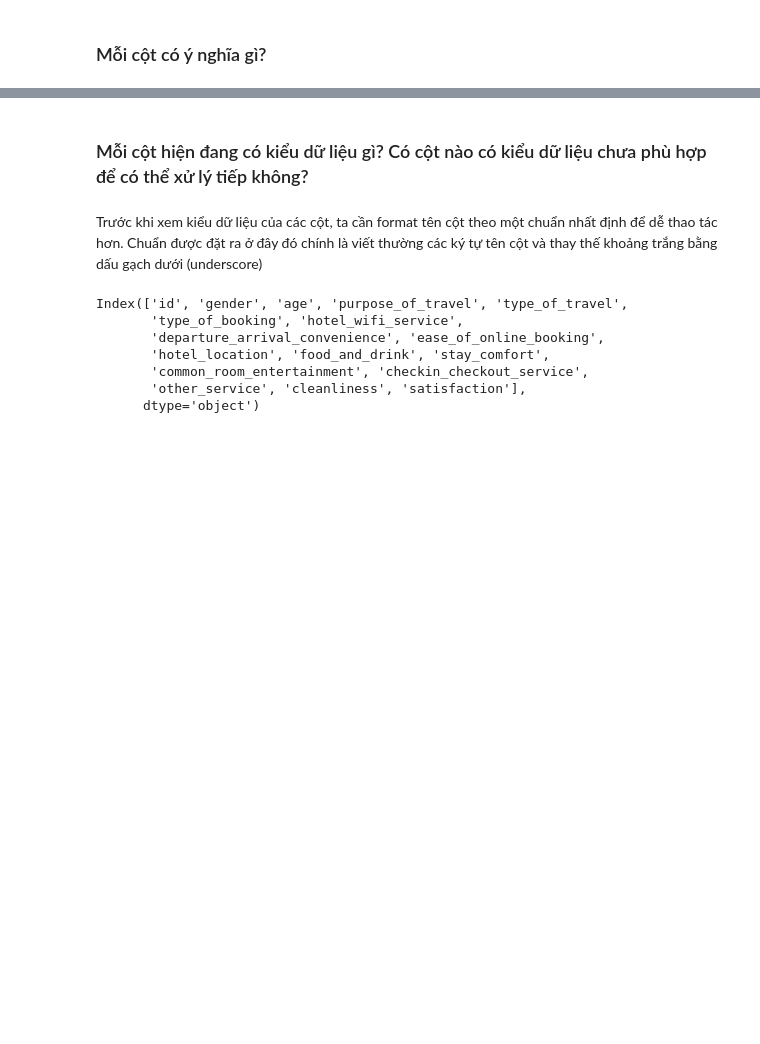
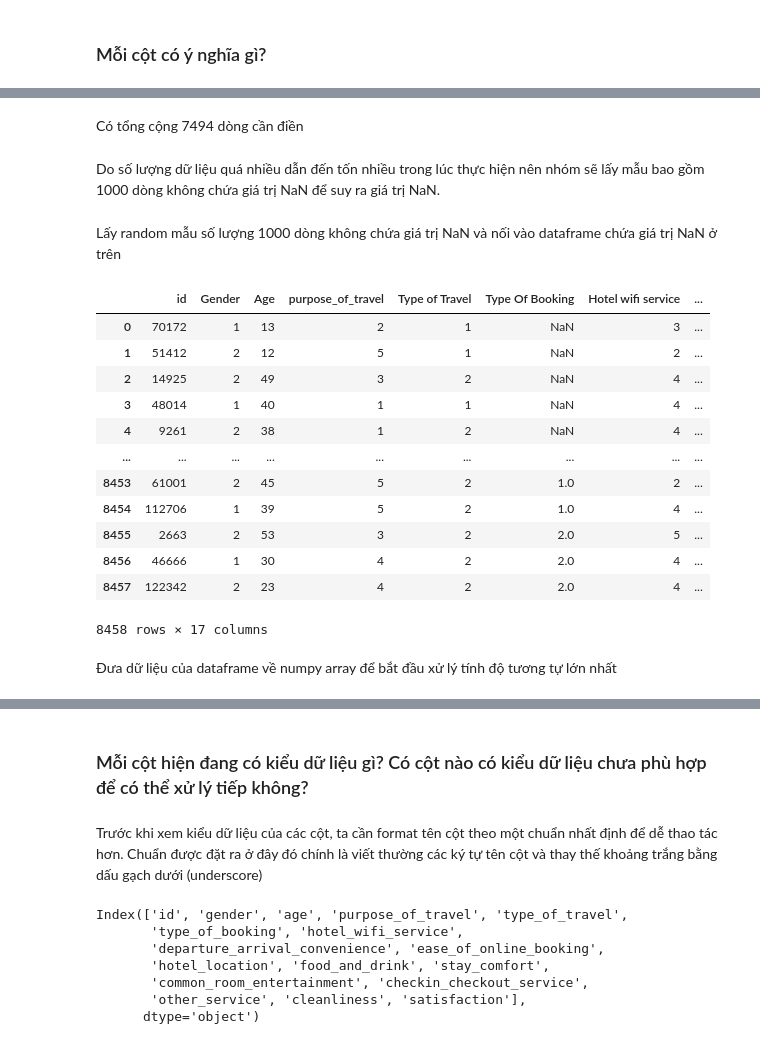
Before and after one commit to SyThuan1803/Data_Science_Proramming_FinalProject, a Jupyter notebook: final_project.ipynb, the cells around one changed output, grey strips where cells are left out. Saved outputs shown, nothing was run; the diff lists cells and outputs as text; code cells hidden in the pictures; blank space fills up the shorter version.

```diff
--- a/final_project.ipynb
+++ b/final_project.ipynb
@@ -168,0 +231,27 @@ Sau đây là ý nghĩa của các cột và các giá trị (được trích t
+# %% [markdown]
+Có tổng cộng 7494 dòng cần điền
+# %% [markdown]
+Do số lượng dữ liệu quá nhiều dẫn đến tốn nhiều trong lúc thực hiện nên nhóm sẽ lấy mẫu bao gồm 1000 dòng không chứa giá trị NaN để suy ra giá trị NaN.
+# %% [markdown]
+Lấy random mẫu số lượng 1000 dòng không chứa giá trị NaN và nối vào dataframe chứa giá trị NaN ở trên
+# %%
+sample_df=ehs_df[~ehs_df['Type Of Booking'].isna()]
+sample_df=sample_df.sample(frac=0.01, random_state=30).reset_index(drop=True)
+sample_df1=pd.concat((sample_df_isnan,sample_df),axis=0).reset_index(drop=True)
+sample_df1
+# %% [output]
+|  | id | Gender | Age | purpose_of_travel | Type of Travel | Type Of Booking | Hotel wifi service | ... |
+| 0 | 70172 | 1 | 13 | 2 | 1 | NaN | 3 | ... |
+| 1 | 51412 | 2 | 12 | 5 | 1 | NaN | 2 | ... |
+| 2 | 14925 | 2 | 49 | 3 | 2 | NaN | 4 | ... |
+| 3 | 48014 | 1 | 40 | 1 | 1 | NaN | 4 | ... |
+| 4 | 9261 | 2 | 38 | 1 | 2 | NaN | 4 | ... |
+| ... | ... | ... | ... | ... | ... | ... | ... | ... |
+| 8453 | 61001 | 2 | 45 | 5 | 2 | 1.0 | 2 | ... |
+| 8454 | 112706 | 1 | 39 | 5 | 2 | 1.0 | 4 | ... |
+| 8455 | 2663 | 2 | 53 | 3 | 2 | 2.0 | 5 | ... |
+| 8456 | 46666 | 1 | 30 | 4 | 2 | 2.0 | 4 | ... |
+| 8457 | 122342 | 2 | 23 | 4 | 2 | 2.0 | 4 | ... |
+8458 rows × 17 columns
+# %% [markdown]
+Đưa dữ liệu của dataframe về numpy array để bắt đầu xử lý tính độ tương tự lớn nhất
```
Also changed, not shown: parts of 53 cells of this notebook.
